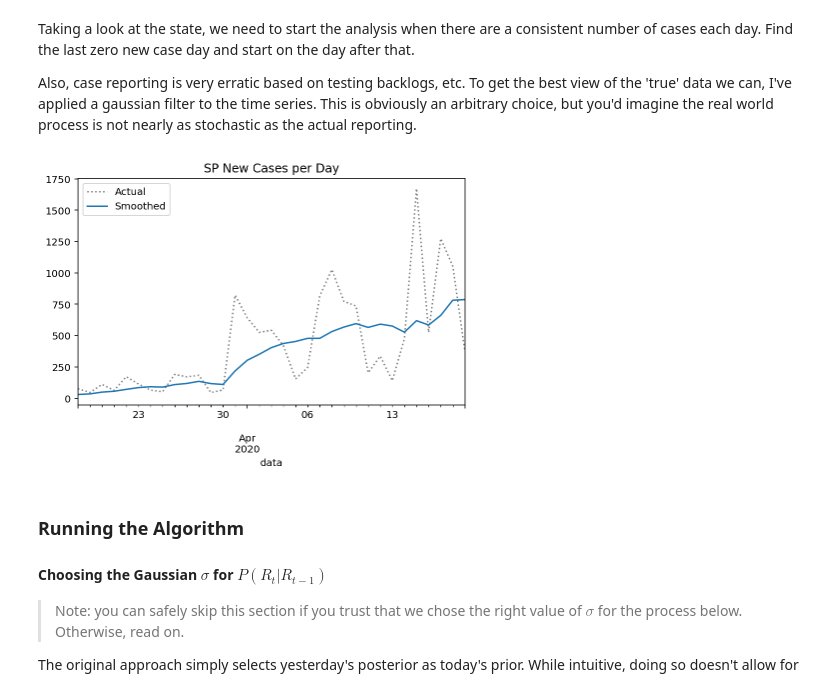
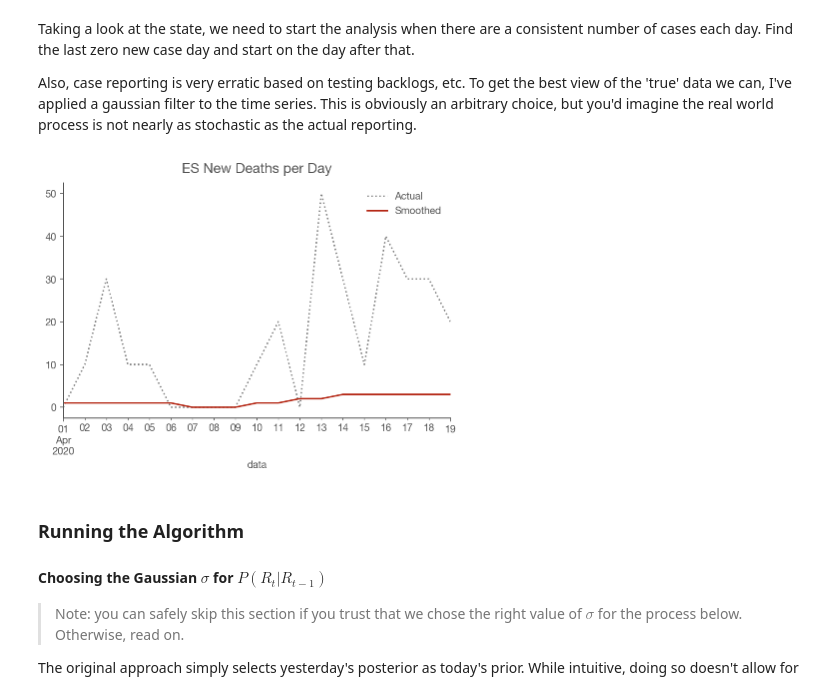
Before and after one commit to fserb/covid19-rt, a Jupyter notebook: Rt.br.ipynb, the cells around one changed output. Saved outputs shown, nothing was run; the diff lists cells and outputs as text; code cells hidden in the pictures.

```diff
--- a/Rt.br.ipynb
+++ b/Rt.br.ipynb
@@ -270,7 +279,7 @@ Load US state case data from covid.saude.gov.br
 # %%
 url = 'covid.csv'
 states = pd.read_csv(url,
-                     usecols=['data', 'estado', 'casosAcumulados'],
+                     usecols=['data', 'estado', 'obitosAcumulados'],
                      sep=';',
                      dayfirst=True,
                      parse_dates=['data'],
@@ -281,40 +290,43 @@ Taking a look at the state, we need to start the analysis when there are a consi
 
 Also, case reporting is very erratic based on testing backlogs, etc. To get the best view of the 'true' data we can, I've applied a gaussian filter to the time series. This is obviously an arbitrary choice, but you'd imagine the real world process is not nearly as stochastic as the actual reporting.
 # %%
-state_name = 'SP'
+state_name = 'ES'
 
-def prepare_cases(cases, cutoff=25):
+def prepare_cases(cases, cutoff=1):
     new_cases = cases.diff()
 
-    # CHANGE: doing rolling average instead of iriginal gaussian
+    # CHANGE: rolling average instead of gaussian.
+    # CHANGE: not rounded.
     smoothed = new_cases.rolling(7,
+        win_type='gaussian',
+        center=True,
         min_periods=1).mean(std=2).round()
 
     idx_start = np.searchsorted(smoothed, cutoff)
 
     smoothed = smoothed.iloc[idx_start:]
     original = new_cases.loc[smoothed.index]
 
     return original, smoothed
 
 cases = states.xs(state_name).rename(f"{state_name} cases")
 
 original, smoothed = prepare_cases(cases)
 
-original.plot(title=f"{state_name} New Cases per Day",
+original.mul(10).plot(title=f"{state_name} New Deaths per Day",
                c='k',
                linestyle=':',
                alpha=.5,
                label='Actual',
                legend=True,
              figsize=(500/72, 300/72))
 
 ax = smoothed.plot(label='Smoothed',
                    legend=True)
 
 ax.get_figure().set_facecolor('w')
 # %% [output]
-[figure, old version]
+[figure, new version]
 # %% [markdown]
 ### Running the Algorithm
 
```
Also changed, not shown: parts of 24 cells of this notebook, 2 other files.
